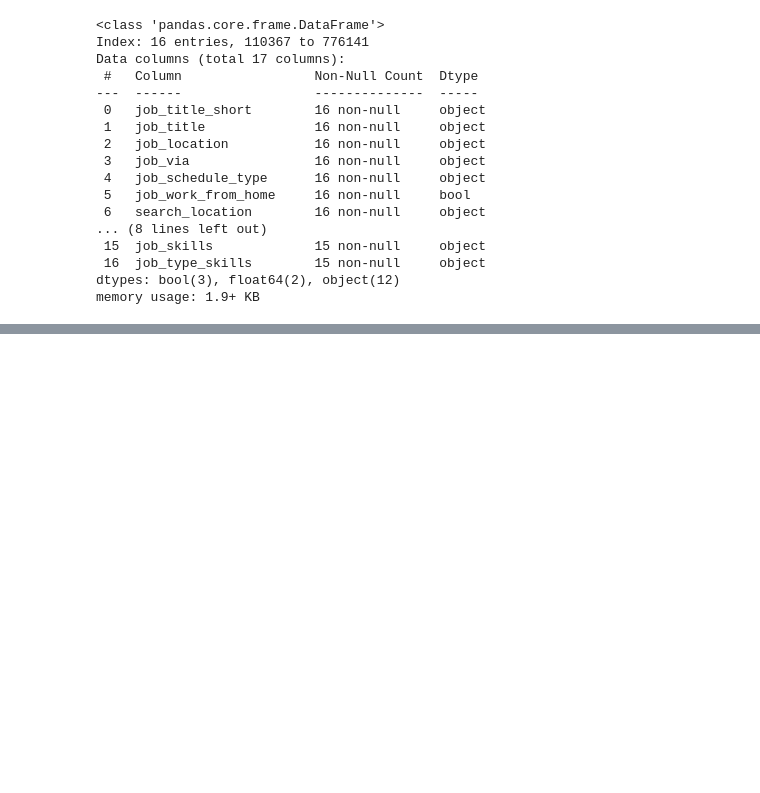
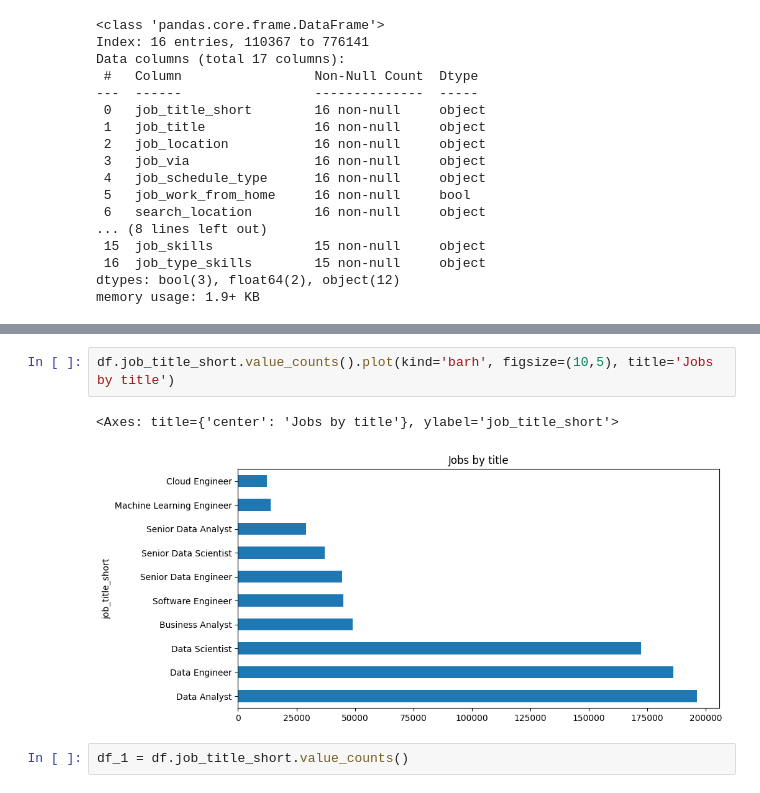
Before and after one commit to Alex-Matulay/Python_for_data_analytics_lukebarousse, a Jupyter notebook: 4_Problems/1_24_Pandas Inspection.ipynb, the cells around one changed output, grey strips where cells are left out. Saved outputs shown, nothing was run; the diff lists cells and outputs as text; blank space fills up the shorter version.

```diff
--- a/4_Problems/1_24_Pandas Inspection.ipynb
+++ b/4_Problems/1_24_Pandas Inspection.ipynb
@@ -273,0 +279,7 @@ df_clean.groupby('job_title_short')['salary_year_avg'].agg(['median', 'mean', 'm
+# %%
+df.job_title_short.value_counts().plot(kind='barh', figsize=(10,5), title='Jobs by title')
+# %% [output]
+<Axes: title={'center': 'Jobs by title'}, ylabel='job_title_short'>
+[figure, added]
+# %%
+df_1 = df.job_title_short.value_counts()
```
Also changed, not shown: parts of 5 cells of this notebook.
